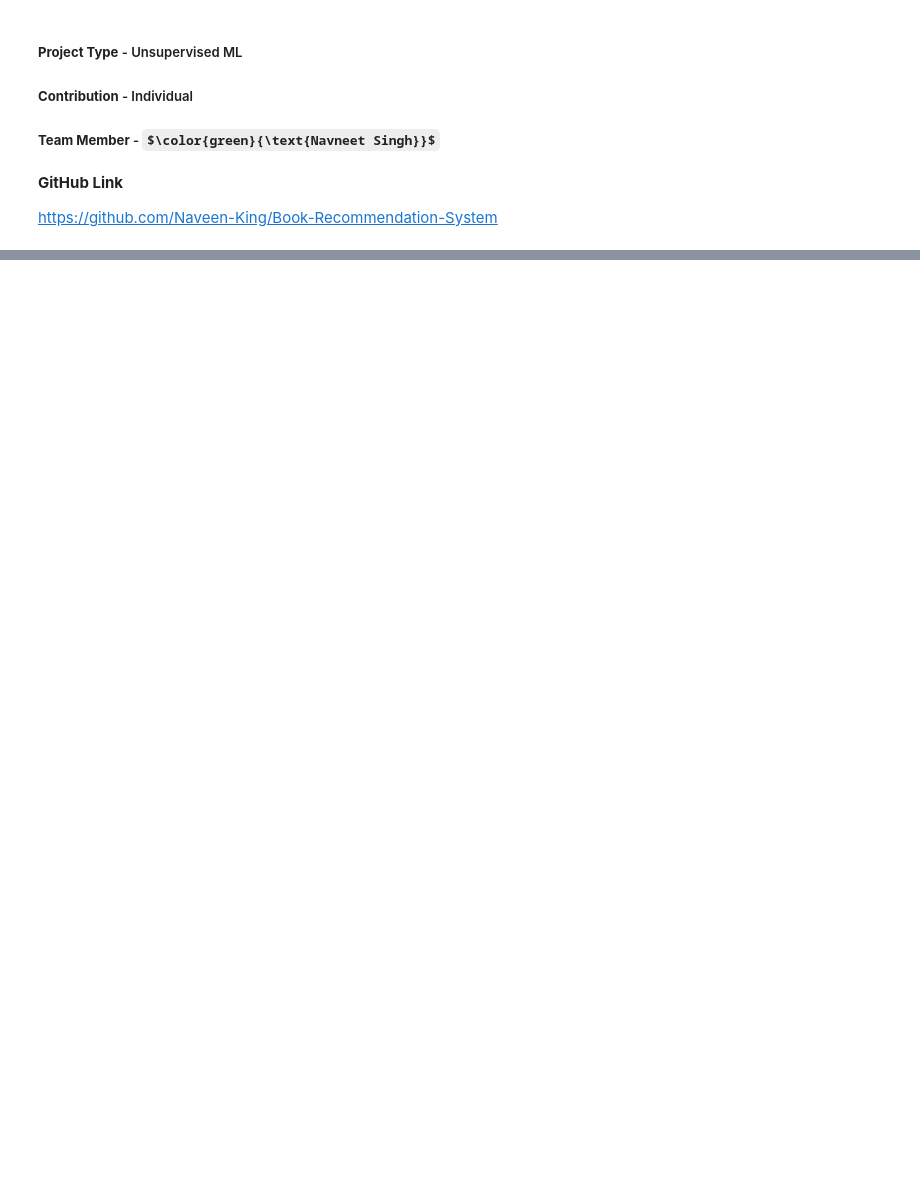
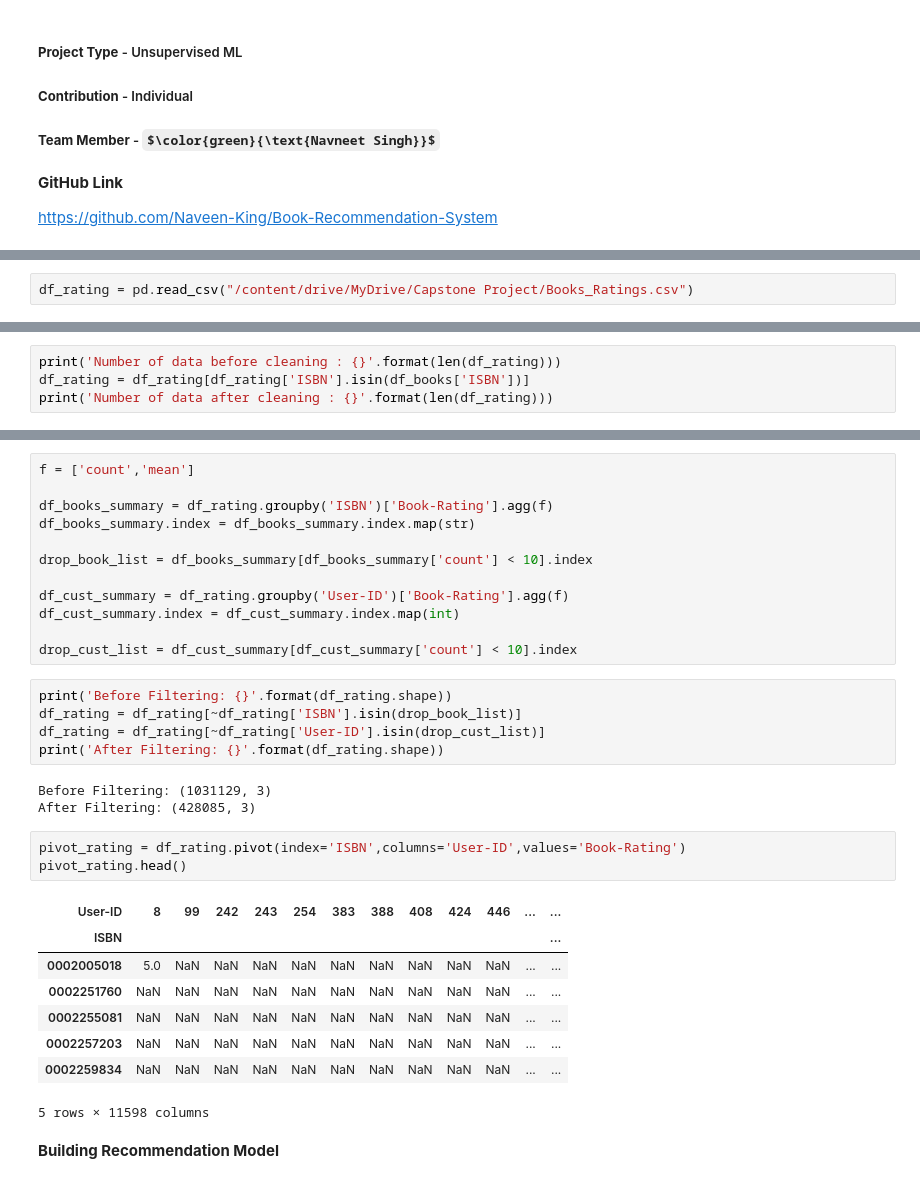
Before and after one commit to Navneet-Nicer/Book-Recommendation-System, a Jupyter notebook: Unsupervised_ML_Book_Recommendation_System3.ipynb, the cells around one changed output, grey strips where cells are left out. Drawn from its saved outputs; the diff is of its cells as text; some formulas as TeX source; blank space fills up the shorter version.

```diff
--- a/Unsupervised_ML_Book_Recommendation_System3.ipynb
+++ b/Unsupervised_ML_Book_Recommendation_System3.ipynb
@@ -42,0 +177,2 @@ In this notebook, the motivation is to:
+# %%
+df_rating = pd.read_csv("/content/drive/MyDrive/Capstone Project/Books_Ratings.csv")
@@ -42,0 +205,4 @@ In this notebook, the motivation is to:
+# %%
+print('Number of data before cleaning : {}'.format(len(df_rating)))
+df_rating = df_rating[df_rating['ISBN'].isin(df_books['ISBN'])]
+print('Number of data after cleaning : {}'.format(len(df_rating)))
@@ -42,0 +228,34 @@ In this notebook, the motivation is to:
+# %%
+f = ['count','mean']
+
+df_books_summary = df_rating.groupby('ISBN')['Book-Rating'].agg(f)
+df_books_summary.index = df_books_summary.index.map(str)
+
+drop_book_list = df_books_summary[df_books_summary['count'] < 10].index
+
+df_cust_summary = df_rating.groupby('User-ID')['Book-Rating'].agg(f)
+df_cust_summary.index = df_cust_summary.index.map(int)
+
+drop_cust_list = df_cust_summary[df_cust_summary['count'] < 10].index
+# %%
+print('Before Filtering: {}'.format(df_rating.shape))
+df_rating = df_rating[~df_rating['ISBN'].isin(drop_book_list)]
+df_rating = df_rating[~df_rating['User-ID'].isin(drop_cust_list)]
+print('After Filtering: {}'.format(df_rating.shape))
+# %% [output]
+Before Filtering: (1031129, 3)
+After Filtering: (428085, 3)
+# %%
+pivot_rating = df_rating.pivot(index='ISBN',columns='User-ID',values='Book-Rating')
+pivot_rating.head()
+# %% [output]
+| User-ID | 8 | 99 | 242 | 243 | 254 | 383 | 388 | 408 | 424 | 446 | ... | ... |
+| ISBN |  |  |  |  |  |  |  |  |  |  |  | ... |
+| 0002005018 | 5.0 | NaN | NaN | NaN | NaN | NaN | NaN | NaN | NaN | NaN | ... | ... |
+| 0002251760 | NaN | NaN | NaN | NaN | NaN | NaN | NaN | NaN | NaN | NaN | ... | ... |
+| 0002255081 | NaN | NaN | NaN | NaN | NaN | NaN | NaN | NaN | NaN | NaN | ... | ... |
+| 0002257203 | NaN | NaN | NaN | NaN | NaN | NaN | NaN | NaN | NaN | NaN | ... | ... |
+| 0002259834 | NaN | NaN | NaN | NaN | NaN | NaN | NaN | NaN | NaN | NaN | ... | ... |
+5 rows × 11598 columns
+# %% [markdown]
+**Building Recommendation Model**
```
Also changed, not shown: parts of 36 cells of this notebook.
